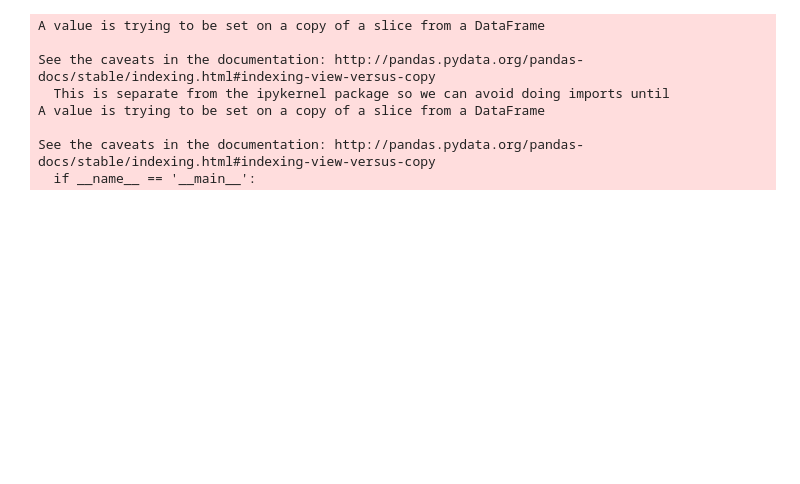
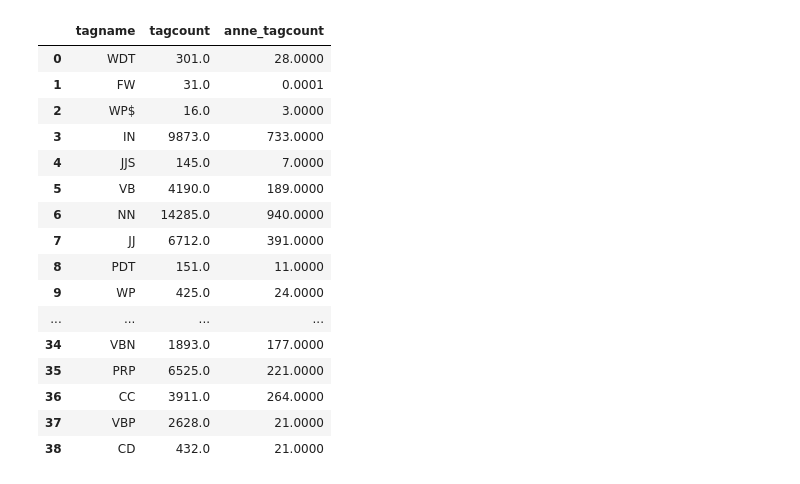
Before and after one commit to nicolenair/Capstone, a Jupyter notebook: Capstone_LL_experiment.ipynb, the cells around one changed output. Drawn from its saved outputs; the diff is of its cells as text; code cells hidden in the pictures; blank space fills up the shorter version.

```diff
--- a/Capstone_LL_experiment.ipynb
+++ b/Capstone_LL_experiment.ipynb
@@ -172,0 +196,3 @@ See the caveats in the documentation: http://pandas.pydata.org/pandas-docs/stabl
+# %%
+for i in full_tagz:
+  print(i.shape)
@@ -172,0 +212,5 @@ See the caveats in the documentation: http://pandas.pydata.org/pandas-docs/stabl
+# %%
+for i in range(len(full_tagz[0])):
+  print(full_tagz[0].iloc[i]["tagcount"])
+#   if list(full_tagz[0]["tagname"]).count(i["tagname"])>1:
+#     print("ok")
@@ -172,0 +235,11 @@ See the caveats in the documentation: http://pandas.pydata.org/pandas-docs/stabl
+# %%
+full_list_of_categs = []
+for i in full_tagz:
+  full_list_of_categs.extend(list(i["tagname"]))
+# %%
+for k in range(len(full_tagz)):
+  print(full_tagz[k].shape)
+  for i in list(set(full_list_of_categs)):
+    if i not in list(full_tagz[k]["tagname"]):
+      full_tagz[k] = full_tagz[k].append({"tagname":i, "tagcount":0.01, "anne_tagcount":0.01}, ignore_index=True)
+  print(full_tagz[k].shape)
@@ -173,24 +263,36 @@ See the caveats in the documentation: http://pandas.pydata.org/pandas-docs/stabl
+# %%
+full_tagz[1]
+# %% [output]
+|  | tagname | tagcount | anne_tagcount |
+| 0 | WDT | 301.0 | 28.0000 |
+| 1 | FW | 31.0 | 0.0001 |
+| 2 | WP$ | 16.0 | 3.0000 |
+| 3 | IN | 9873.0 | 733.0000 |
+| 4 | JJS | 145.0 | 7.0000 |
+| 5 | VB | 4190.0 | 189.0000 |
+| 6 | NN | 14285.0 | 940.0000 |
+| 7 | JJ | 6712.0 | 391.0000 |
+| 8 | PDT | 151.0 | 11.0000 |
+| 9 | WP | 425.0 | 24.0000 |
+| ... | ... | ... | ... |
+| 34 | VBN | 1893.0 | 177.0000 |
+| 35 | PRP | 6525.0 | 221.0000 |
+| 36 | CC | 3911.0 | 264.0000 |
+| 37 | VBP | 2628.0 | 21.0000 |
+| 38 | CD | 432.0 | 21.0000 |
 # %%
-for i in full_gables_tags["tagname"]:
-  if i not in full_dreams_tags["tagname"]:
-    full_dreams_tags["tagname"][i] = 0.01
+# for i in full_gables_tags["tagname"]:
+#   if i not in full_dreams_tags["tagname"]:
+#     full_dreams_tags["tagname"][i] = 0.01
 
-#   if full_gables_tags["tagcount"]
+# #   if full_gables_tags["tagcount"]
 
-for i in full_dreams_tags["tagname"]:
-  if i not in full_gables_tags["tagname"]:
-    full_gables_tags["tagname"][i] = 0.01
+# for i in full_dreams_tags["tagname"]:
+#   if i not in full_gables_tags["tagname"]:
+#     full_gables_tags["tagname"][i] = 0.01
 
-full_dreams_tags.loc[full_dreams_tags["tagcount"]==0, "tagcount"] = 0.0001
-full_gables_tags.loc[full_gables_tags["tagcount"]==0, "tagcount"] = 0.0001
-full_dreams_tags.loc[full_dreams_tags["anne_tagcount"]==0, "anne_tagcount"] = 0.0001
-full_gables_tags.loc[full_gables_tags["anne_tagcount"]==0, "anne_tagcount"] = 0.0001
+for i in full_tagz:
+  i.loc[i["tagcount"]==0, "tagcount"] = 0.0001
+  i.loc[i["anne_tagcount"]==0, "anne_tagcount"] = 0.0001
+  i.loc[np.isnan(i["tagcount"]), "tagcount"] = 0.0001
+  i.loc[np.isnan(i["anne_tagcount"]), "anne_tagcount"] = 0.0001
-# %% [output]
-A value is trying to be set on a copy of a slice from a DataFrame
-
-See the caveats in the documentation: http://pandas.pydata.org/pandas-docs/stable/indexing.html#indexing-view-versus-copy
-  This is separate from the ipykernel package so we can avoid doing imports until
-A value is trying to be set on a copy of a slice from a DataFrame
-
-See the caveats in the documentation: http://pandas.pydata.org/pandas-docs/stable/indexing.html#indexing-view-versus-copy
-  if __name__ == '__main__':
```
Also changed, not shown: parts of 23 cells of this notebook.
